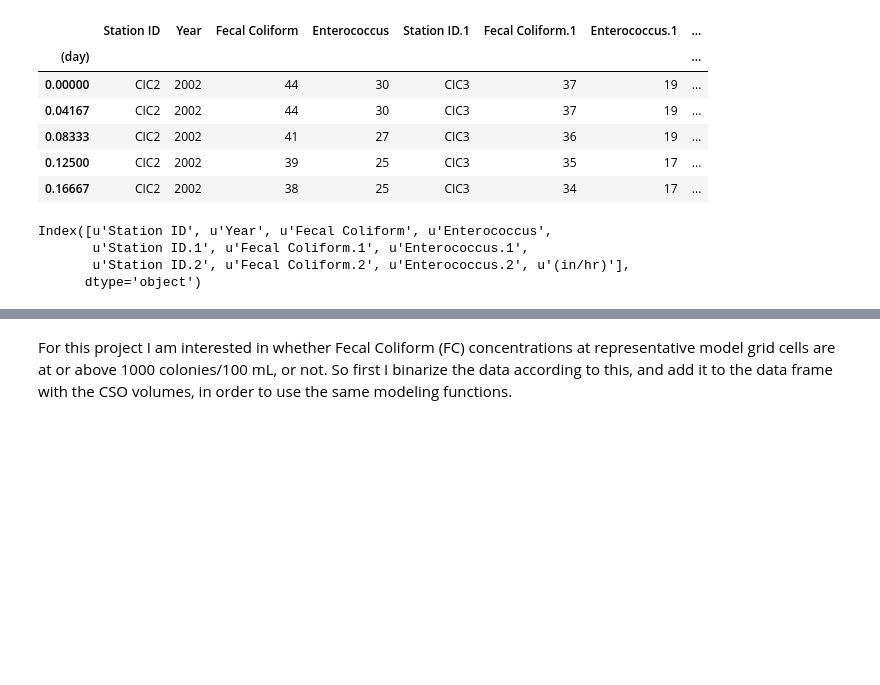
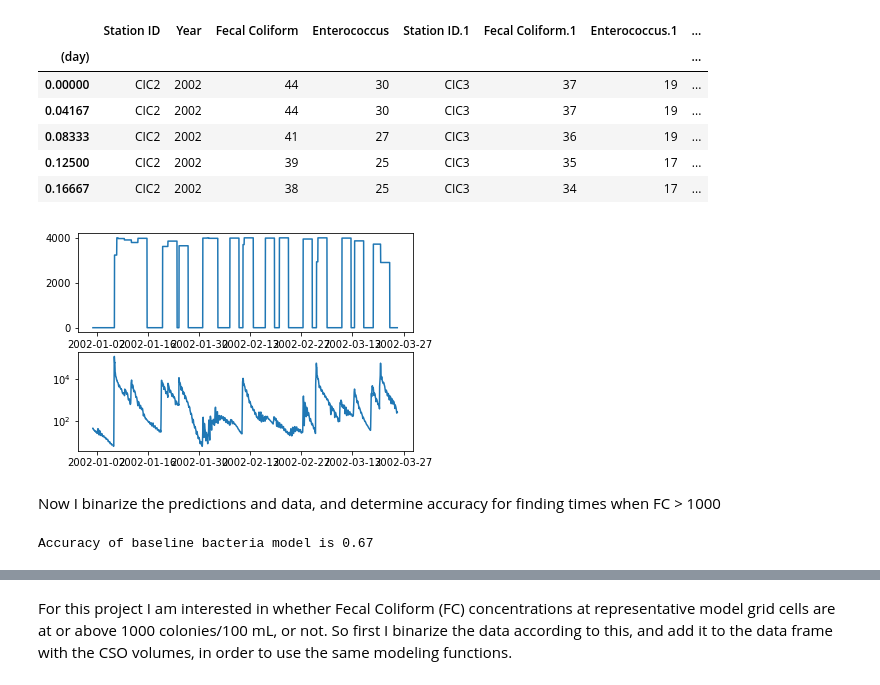
Before and after one commit to klostest/NYCDEP, a Jupyter notebook: Classification.ipynb, the cells around one changed output, grey strips where cells are left out. Drawn from its saved outputs; the diff is of its cells as text; code cells hidden in the pictures; blank space fills up the shorter version.

```diff
--- a/Classification.ipynb
+++ b/Classification.ipynb
@@ -443,10 +452,3 @@ patho_df.head()
 | 0.08333 | CIC2 | 2002 | 41 | 27 | CIC3 | 36 | 19 | ... |
 | 0.12500 | CIC2 | 2002 | 39 | 25 | CIC3 | 35 | 17 | ... |
 | 0.16667 | CIC2 | 2002 | 38 | 25 | CIC3 | 34 | 17 | ... |
-# %%
-patho_df.columns
-# %% [output]
-Index([u'Station ID', u'Year', u'Fecal Coliform', u'Enterococcus',
-       u'Station ID.1', u'Fecal Coliform.1', u'Enterococcus.1',
-       u'Station ID.2', u'Fecal Coliform.2', u'Enterococcus.2', u'(in/hr)'],
-      dtype='object')
@@ -452,0 +515,20 @@ Index([u'Station ID', u'Year', u'Fecal Coliform', u'Enterococcus',
+# %%
+#Sanity check, these should be simulated bacteria events, according to the baseline model
+plt.subplot(2,1,1)
+plt.plot(cso_qual_df.index.values[0:2000], baseline_fc_model[0:2000])
+#And this is the data set
+plt.subplot(2,1,2)
+plt.plot(cso_qual_df.index.values[0:2000], patho_df[column_name].iloc[0:2000])
+plt.yscale('log')
+#Looks reasonable, at least in timing
+# %% [output]
+[figure, added]
+# %% [markdown]
+Now I binarize the predictions and data, and determine accuracy for finding times when FC > 1000
+# %%
+baseline_fc_model_bin = baseline_fc_model > 1000
+data_bin = patho_df[column_name].values > 1000
+baseline_fc_accuracy = sum(baseline_fc_model_bin == data_bin)/float(len(baseline_fc_model_bin))
+print('Accuracy of baseline bacteria model is {:0.2f}'.format(baseline_fc_accuracy))
+# %% [output]
+Accuracy of baseline bacteria model is 0.67
```
Also changed, not shown: parts of 41 cells of this notebook.
